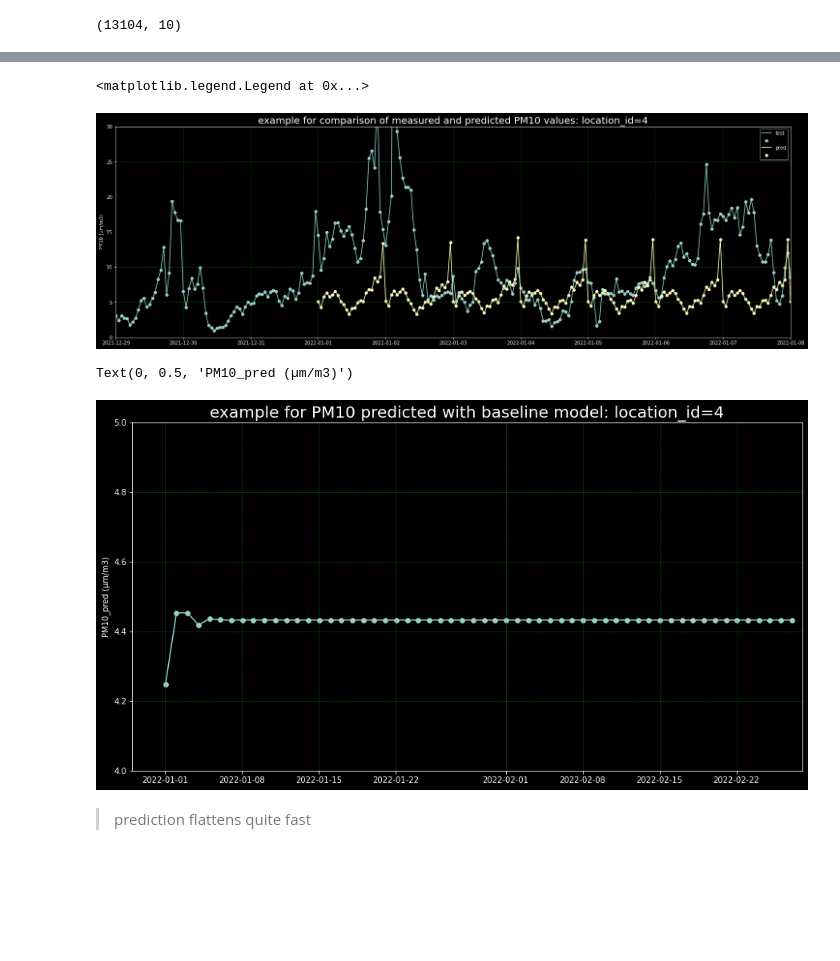
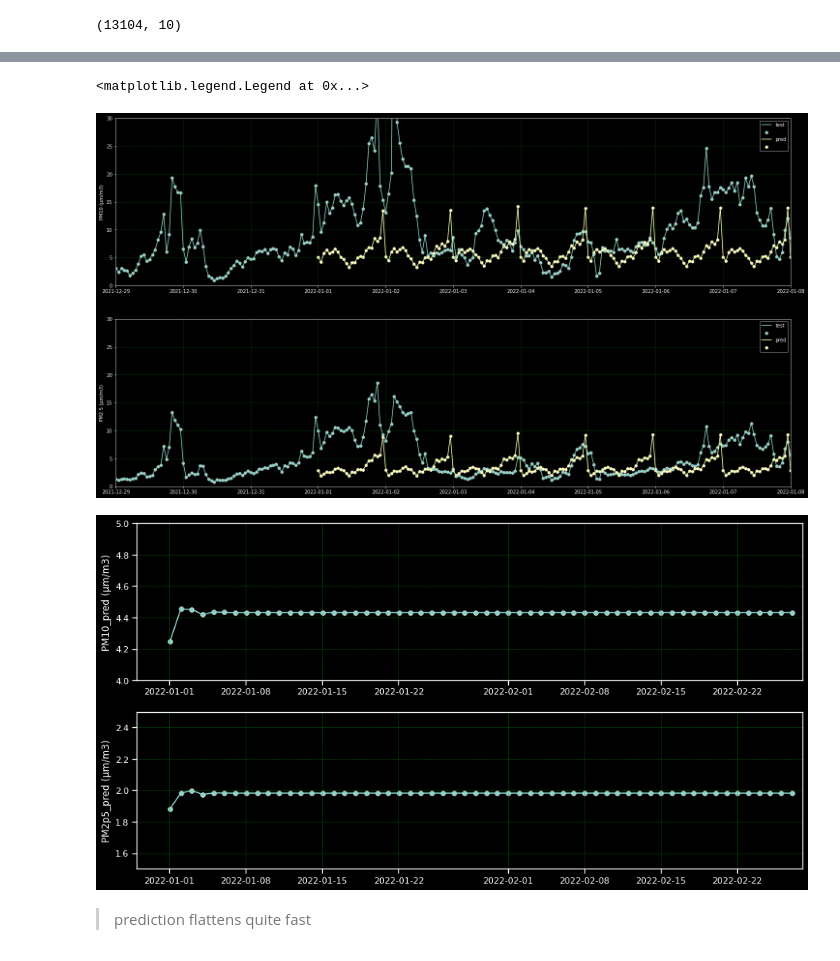
Before and after one commit to j-herbig/air-pollution, a Jupyter notebook: notebooks/baseline.ipynb, the cells around one changed output, grey strips where cells are left out. Drawn from its saved outputs; the diff is of its cells as text; code cells hidden in the pictures; blank space fills up the shorter version.

Commit message:
compared prediction and uncleaned test data and calculated RMSE

```diff
--- a/notebooks/baseline.ipynb
+++ b/notebooks/baseline.ipynb
@@ -343,8 +343,12 @@ df_base_train.shape
 # %%
 # merge train and test
 df_base_test = pd.concat([df_base_train, df_test])
+
+# add columns for predicted PM values
 df_base_test['PM10_pred'] = np.nan
+df_base_test['PM2p5_pred'] = np.nan
 
+# sort values and reset index
 df_base_test.sort_values(['timestamp', 'location_id'], inplace=True)
 df_base_test.reset_index(inplace=True)
 df_base_test.drop('index', axis=1, inplace=True)
@@ -409,38 +425,60 @@ df_base_test.query("location_id==4").loc[4050::24].head(10)
 # %%
 # plot example: prediction vs. true values
 location = 4
-plt.figure(figsize=(25, 8))
+plt.figure(figsize=(25, 14))
 plt.title(f"example for comparison of measured and predicted PM10 values: location_id={location}", fontsize=20) # title of plot
 
+plt.subplot(2,1,1)
 sns.lineplot(data=df_base_test.query(f"location_id=={location}"), x='timestamp', y='PM10', legend='auto')
 sns.scatterplot(data=df_base_test.query(f"location_id=={location}"), x='timestamp', y='PM10')
 sns.lineplot(data=df_base_test.query(f"location_id=={location}"), x='timestamp', y='PM10_pred', legend='auto')
 sns.scatterplot(data=df_base_test.query(f"location_id=={location}"), x='timestamp', y='PM10_pred')
 plt.xlim(pd.to_datetime('2021-12-29'),pd.to_datetime('2022-01-08'))
 plt.grid(color = 'green', linestyle = '--', linewidth = 0.5)
 plt.ylim(0,30)
 plt.xlabel('')
 plt.ylabel('PM10 (µm/m3)')
 plt.legend(['test', '','pred', ''])
+
+plt.subplot(2,1,2)
+sns.lineplot(data=df_base_test.query(f"location_id=={location}"), x='timestamp', y='PM2p5', legend='auto')
+sns.scatterplot(data=df_base_test.query(f"location_id=={location}"), x='timestamp', y='PM2p5')
+sns.lineplot(data=df_base_test.query(f"location_id=={location}"), x='timestamp', y='PM2p5_pred', legend='auto')
+sns.scatterplot(data=df_base_test.query(f"location_id=={location}"), x='timestamp', y='PM2p5_pred')
+plt.xlim(pd.to_datetime('2021-12-29'),pd.to_datetime('2022-01-08'))
+plt.grid(color = 'green', linestyle = '--', linewidth = 0.5)
+plt.ylim(0,30)
+plt.xlabel('')
+plt.ylabel('PM2.5 (µm/m3)')
+plt.legend(['test', '','pred', ''])
 # %% [output]
 <matplotlib.legend.Legend at 0x...>
-[figure, old version]
+[figure, new version]
 # %%
-# plot example: prediction vs. true values
+# plot example: prediction vs. true values for one hour of the day
 location = 4
 plt.figure(figsize=(15, 8))
 plt.title(f"example for PM10 predicted with baseline model: location_id={location}", fontsize=20) # title of plot
 
+plt.subplot(2,1,1)
 sns.lineplot(data=df_base_test.query(f"location_id=={location}")[1::24], x='timestamp', y='PM10_pred', legend='auto')
 sns.scatterplot(data=df_base_test.query(f"location_id=={location}")[1::24], x='timestamp', y='PM10_pred')
 plt.xlim(pd.to_datetime('2021-12-29'),pd.to_datetime('2022-02-28'))
 plt.grid(color = 'green', linestyle = '--', linewidth = 0.5)
 plt.ylim(4,5)
 plt.xlabel('')
-plt.ylabel('PM10_pred (µm/m3)');
+plt.ylabel('PM10_pred (µm/m3)')
+
+plt.subplot(2,1,2)
+sns.lineplot(data=df_base_test.query(f"location_id=={location}")[1::24], x='timestamp', y='PM2p5_pred', legend='auto')
+sns.scatterplot(data=df_base_test.query(f"location_id=={location}")[1::24], x='timestamp', y='PM2p5_pred')
+plt.xlim(pd.to_datetime('2021-12-29'),pd.to_datetime('2022-02-28'))
+plt.grid(color = 'green', linestyle = '--', linewidth = 0.5)
+plt.ylim(1.5,2.5)
+plt.xlabel('')
+plt.ylabel('PM2p5_pred (µm/m3)');
 # %% [output]
-Text(0, 0.5, 'PM10_pred (µm/m3)')
-[figure, old version]
+[figure, new version]
 # %% [markdown]
 > prediction flattens quite fast
 # %% [markdown]
```
Also changed, not shown: parts of 12 cells of this notebook.
